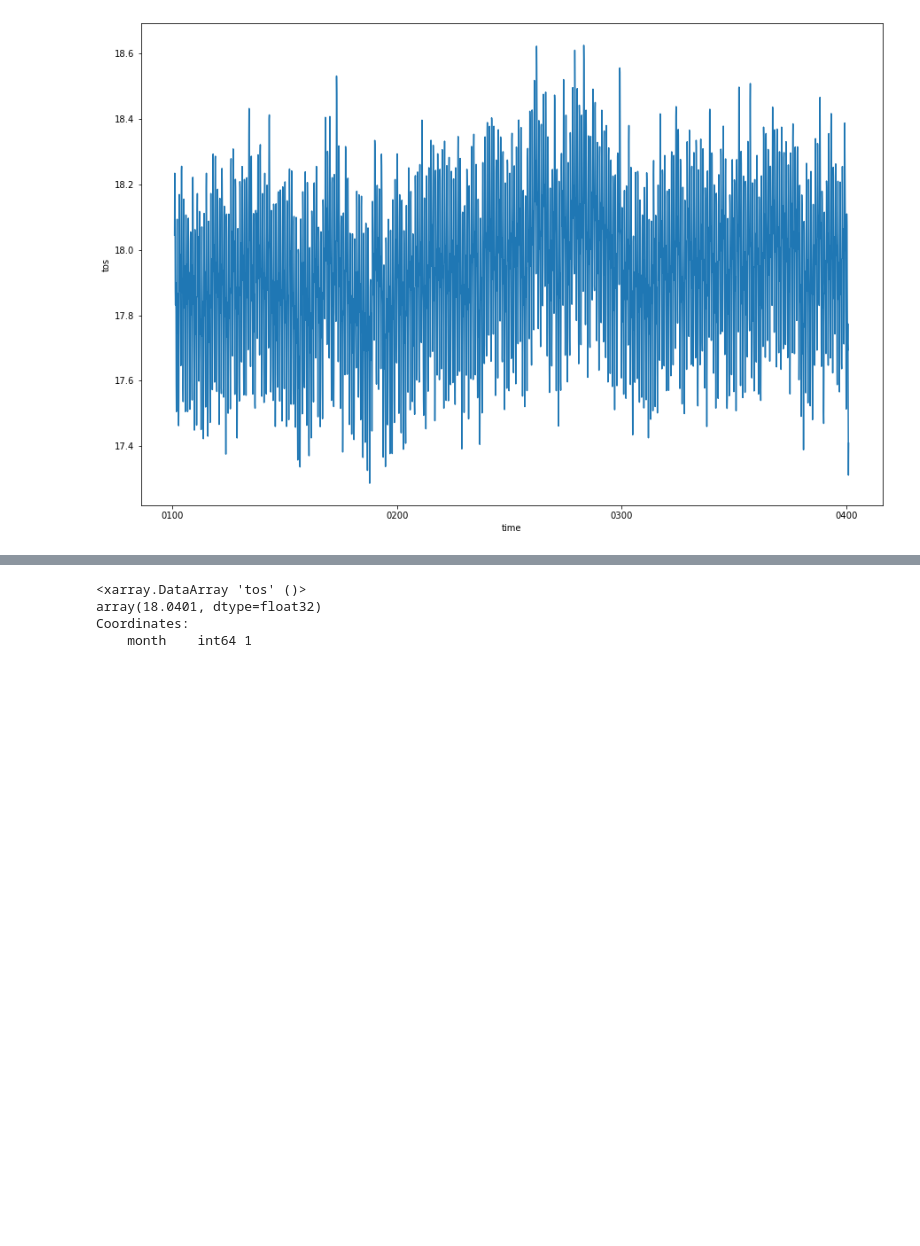
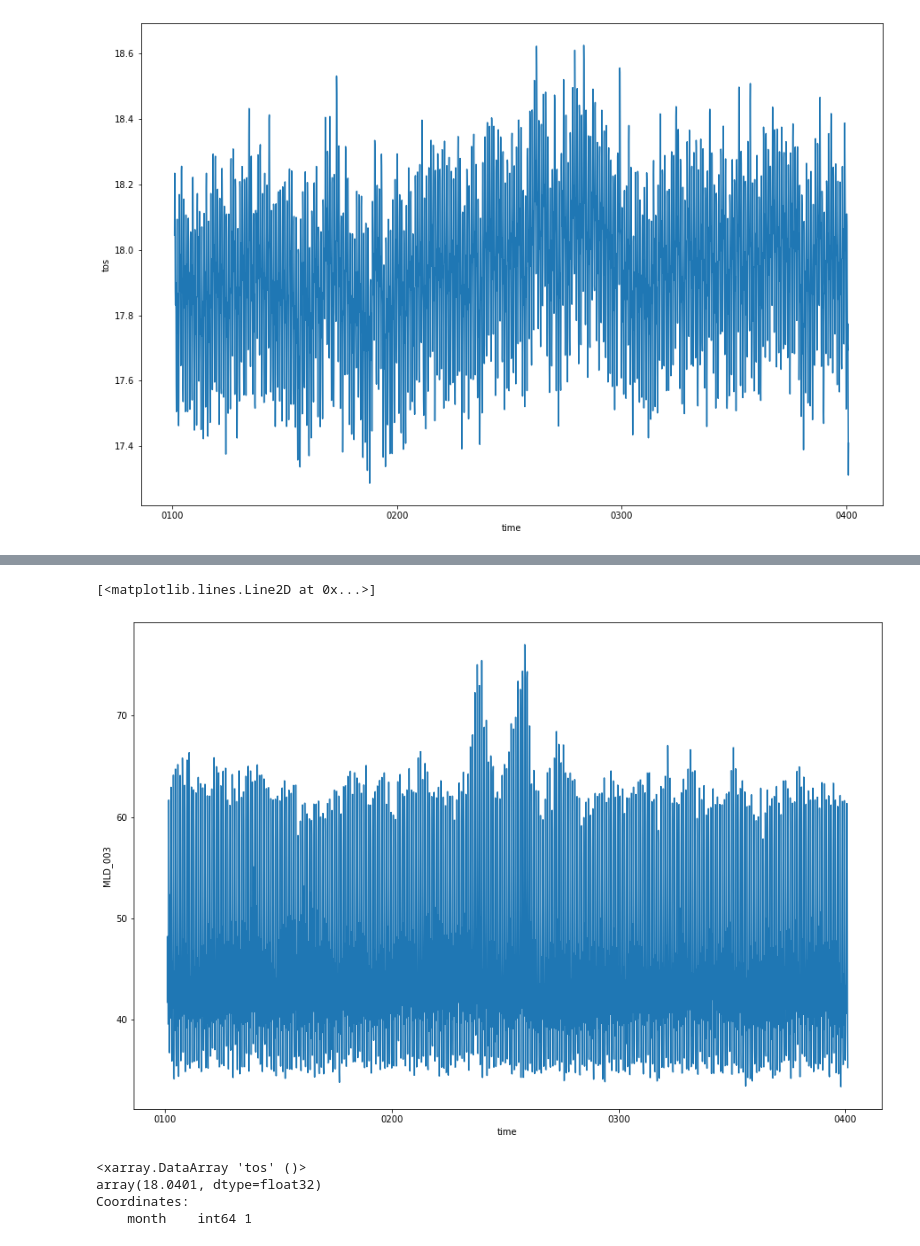
Before and after one commit to saumyamalik/Predictability, a Jupyter notebook: Variance and PPP - Global Mean.ipynb, the cells around one changed output, grey strips where cells are left out. Saved outputs shown, nothing was run; the diff lists cells and outputs as text; code cells hidden in the pictures; blank space fills up the shorter version.

```diff
--- a/Variance and PPP - Global Mean.ipynb
+++ b/Variance and PPP - Global Mean.ipynb
@@ -29,3 +34,8 @@ tos_mean['tos'].plot(size=10)
+# %%
+npp_mean['MLD_003'].plot(size=10)
+# %% [output]
+[<matplotlib.lines.Line2D at 0x...>]
+[figure, added]
 # %%
 tos_month_means = tos_mean['tos'].groupby('time.month').mean()
 tos_month_means['month'==1]
```
Also changed, not shown: parts of 20 cells of this notebook.
